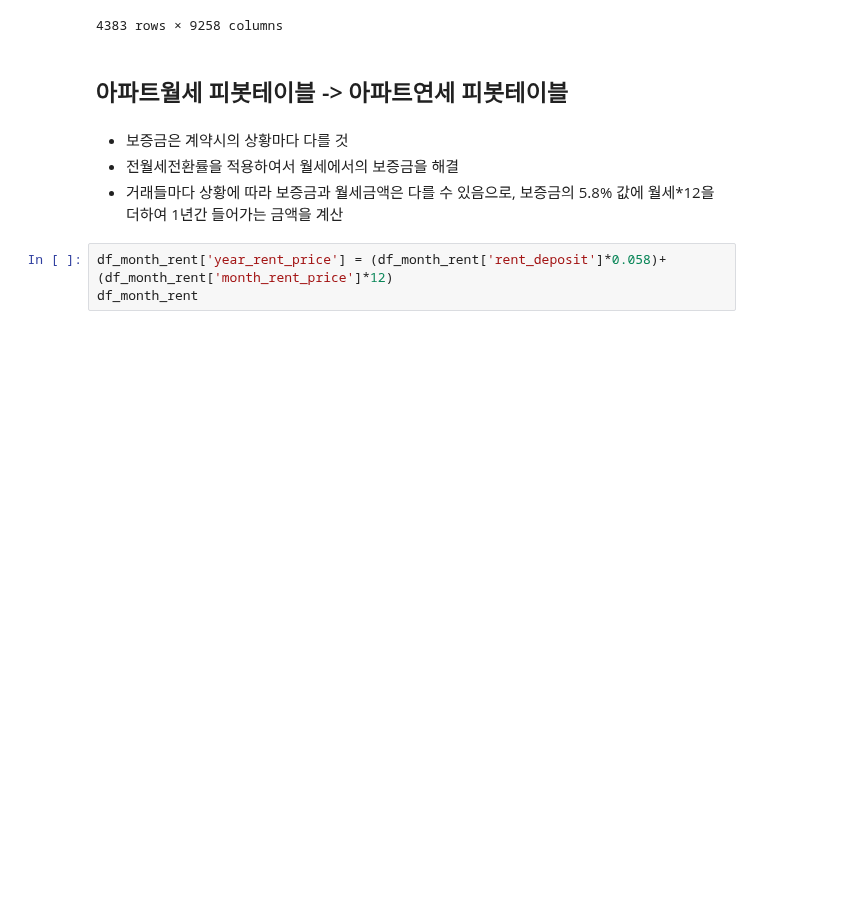
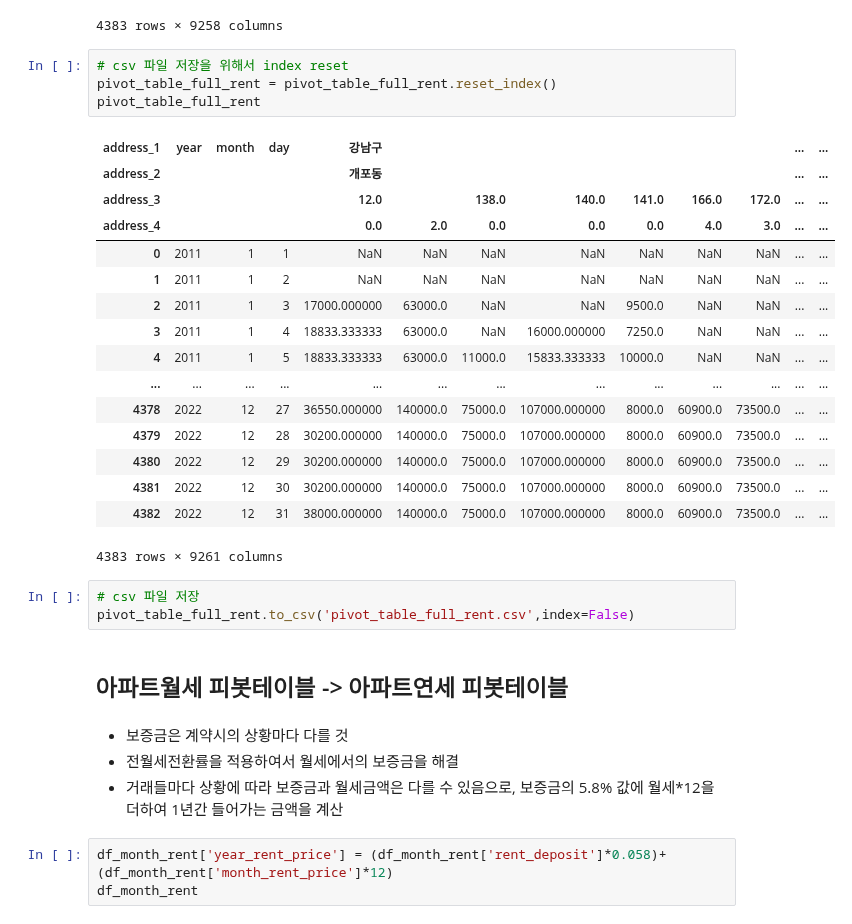
Before and after one commit to Ryong1998/house_price, a Jupyter notebook: handling_final_data.ipynb, the cells around one changed output. Drawn from its saved outputs; the diff is of its cells as text; blank space fills up the shorter version.

```diff
--- a/handling_final_data.ipynb
+++ b/handling_final_data.ipynb
@@ -380,6 +434,30 @@ pivot_table_full_rent
 |  |  | 30 | 30200.000000 | 140000.0 | 75000.0 | 107000.000000 | 8000.0 | 60900.0 | 73500.0 | 150000.0 | 130000.0 | ... |
 |  |  | 31 | 38000.000000 | 140000.0 | 75000.0 | 107000.000000 | 8000.0 | 60900.0 | 73500.0 | 150000.0 | 130000.0 | ... |
 4383 rows × 9258 columns
+# %%
+# csv 파일 저장을 위해서 index reset
+pivot_table_full_rent = pivot_table_full_rent.reset_index()
+pivot_table_full_rent
+# %% [output]
+| address_1 | year | month | day | 강남구 |  |  |  |  |  |  | ... | ... |
+| address_2 |  |  |  | 개포동 |  |  |  |  |  |  | ... | ... |
+| address_3 |  |  |  | 12.0 |  | 138.0 | 140.0 | 141.0 | 166.0 | 172.0 | ... | ... |
+| address_4 |  |  |  | 0.0 | 2.0 | 0.0 | 0.0 | 0.0 | 4.0 | 3.0 | ... | ... |
+| 0 | 2011 | 1 | 1 | NaN | NaN | NaN | NaN | NaN | NaN | NaN | ... | ... |
+| 1 | 2011 | 1 | 2 | NaN | NaN | NaN | NaN | NaN | NaN | NaN | ... | ... |
+| 2 | 2011 | 1 | 3 | 17000.000000 | 63000.0 | NaN | NaN | 9500.0 | NaN | NaN | ... | ... |
+| 3 | 2011 | 1 | 4 | 18833.333333 | 63000.0 | NaN | 16000.000000 | 7250.0 | NaN | NaN | ... | ... |
+| 4 | 2011 | 1 | 5 | 18833.333333 | 63000.0 | 11000.0 | 15833.333333 | 10000.0 | NaN | NaN | ... | ... |
+| ... | ... | ... | ... | ... | ... | ... | ... | ... | ... | ... | ... | ... |
+| 4378 | 2022 | 12 | 27 | 36550.000000 | 140000.0 | 75000.0 | 107000.000000 | 8000.0 | 60900.0 | 73500.0 | ... | ... |
+| 4379 | 2022 | 12 | 28 | 30200.000000 | 140000.0 | 75000.0 | 107000.000000 | 8000.0 | 60900.0 | 73500.0 | ... | ... |
+| 4380 | 2022 | 12 | 29 | 30200.000000 | 140000.0 | 75000.0 | 107000.000000 | 8000.0 | 60900.0 | 73500.0 | ... | ... |
+| 4381 | 2022 | 12 | 30 | 30200.000000 | 140000.0 | 75000.0 | 107000.000000 | 8000.0 | 60900.0 | 73500.0 | ... | ... |
+| 4382 | 2022 | 12 | 31 | 38000.000000 | 140000.0 | 75000.0 | 107000.000000 | 8000.0 | 60900.0 | 73500.0 | ... | ... |
+4383 rows × 9261 columns
+# %%
+# csv 파일 저장
+pivot_table_full_rent.to_csv('pivot_table_full_rent.csv',index=False)
 # %% [markdown]
 ## 아파트월세 피봇테이블 -> 아파트연세 피봇테이블
 # %% [markdown]
```
Also changed, not shown: parts of 9 cells of this notebook.
